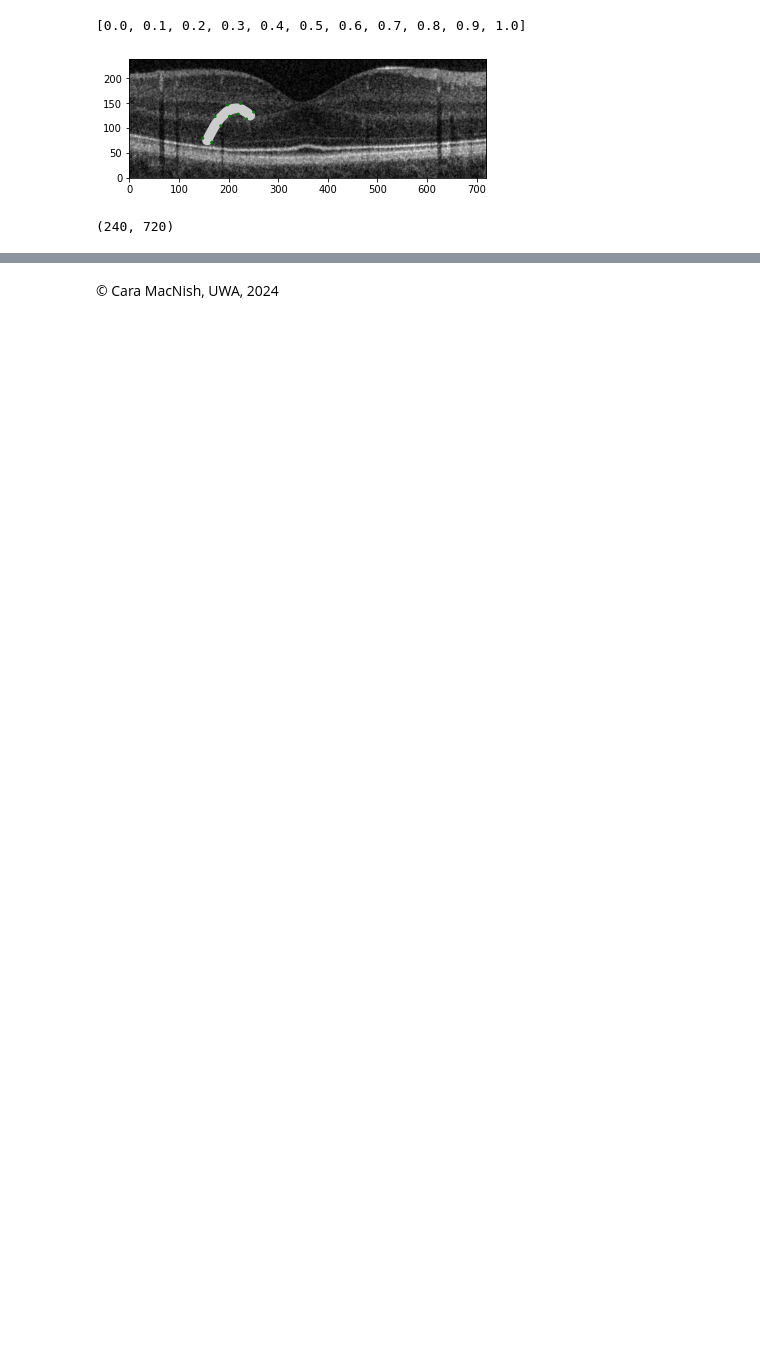
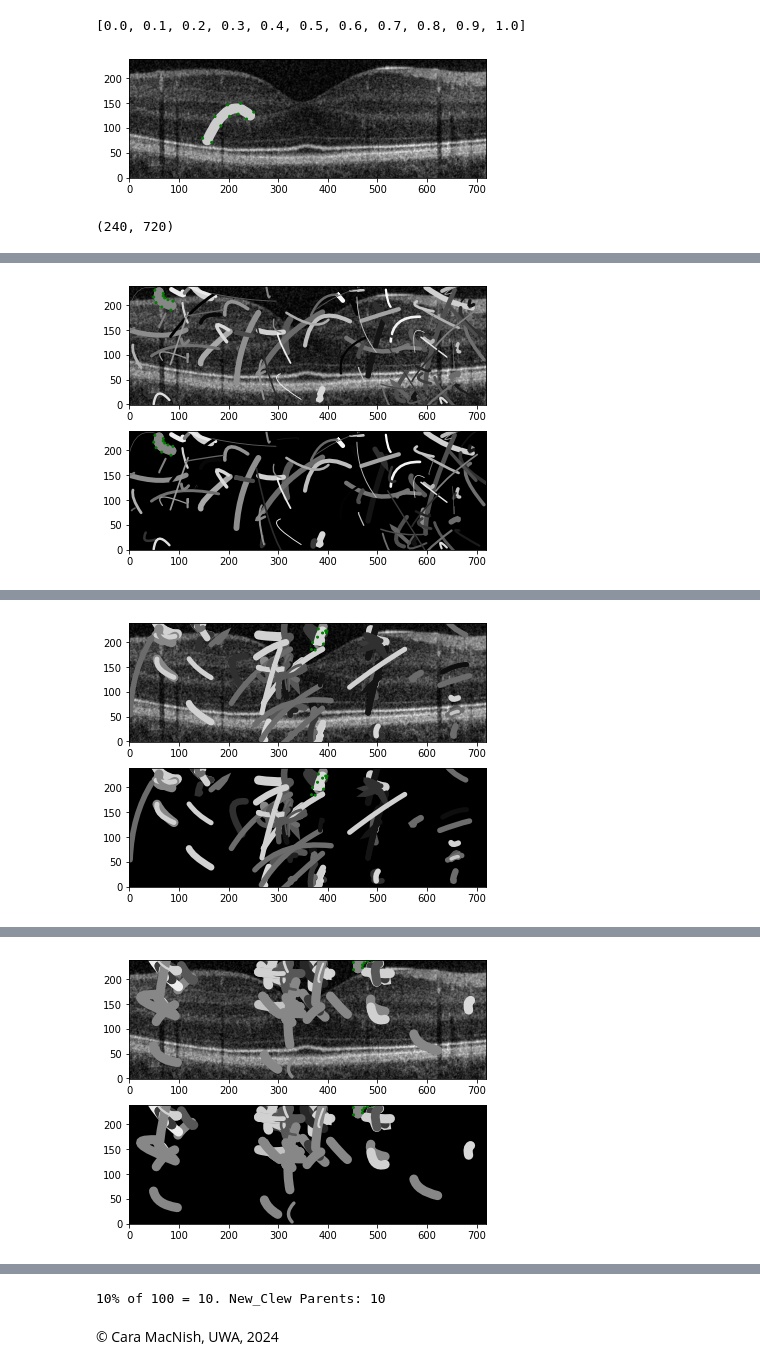
Before and after one commit to evnw/CITS4404-Assignment2, a Jupyter notebook: CamoWorms_GA.ipynb, the cells around one changed output, grey strips where cells are left out. Saved outputs shown, nothing was run; the diff lists cells and outputs as text; code cells hidden in the pictures; blank space fills up the shorter version.

```diff
--- a/CamoWorms_GA.ipynb
+++ b/CamoWorms_GA.ipynb
@@ -9,8 +9,8 @@ image = prep_image(IMAGE_DIR, IMAGE_NAME, MASK)
 
 # Initialise clew of 40 and draw
 
-GENERATIONS = 15
-POPULATION = 1000
+GENERATIONS = 5
+POPULATION = 100
 PERCENT = 10
 
 #clew = initialise_clew(40, image.shape, (40, 30, 1))
@@ -284,5 +381,12 @@ def get_fittest(image, clew: list[Camo_Worm], w_internal: float=1.0, w_group: fl
 # %%
+w_internal=1.0
+w_group=1.0
+w_environment=1.0
 
+
+
+print("--------HYPER_PARAMETERS--------")
+print("GENERATIONS: {}\n POPULATION: {}\n PERCENT: {}\n ".format(GENERATIONS, POPULATION, PERCENT))
 
 
 # hardcode 10 generations
@@ -294,43 +398,63 @@ for gen in range(GENERATIONS):
 
 
     #clew = sorted(clew, key=eval_worm, reverse=True) # this will only work because eval_worm has one argument
-    clew = get_fittest(image, clew)
+    clew, ave_scores, ave_int, ave_gro, ave_env = get_fittest(image, clew)
+
+    print("Returned clew len: {}\nAverage Internal Scores: {}\nAverage Group Scores: {}\nAverage Environ Scores: {}\n".format(
+          len(clew),
+          ave_scores,
+          ave_int,
+          ave_gro,
+          ave_env
+          )
+    )
 
     # clew.sort(key= eval_worm) # this will only work because eval_worm has one argument
     # clew.reverse() # need to reverse because higher numbers get put at bottom
 
     # Test of first 5 values
     print("Test first 5 vals")
+    print("i | Score | Internal | Group | Environment")
     for i in range(5):
         #current_worm = clew[i]
-        current_worm_idx = i
-        score = eval_worm(current_worm_idx, print_results=True)
+        # score = eval_worm(current_worm_idx, print_results=True)
+        scores = get_cost(image, i, clew, w_internal, w_group, w_environment)
+        #print("Worm {}: {}".format(i,scores[0]))
+        print("{i_p} | {score} |   {int}  |  {gro}  | {env} ".format(
+            i_p=i,
+            score=  round(scores[0], 3),
+            int=    round(scores[1], 3),
+            gro=    round(scores[2], 3),
+            env=    round(scores[3], 3)
+        ))
 
-    drawing = Drawing(image)
+    drawing = Double_Drawing(image)
     drawing.add_worms(clew)
 
     best_worm = clew[0]
-    print("Best Worm:")
-    eval_worm(best_worm, print_results=True)
-    #print("    Best environment worm point: x %2d, y %2d" %(best_worm.x, best_worm.y))
-    #print("    Length: %.2f, width %.2f and colour: %.2f" % (best_worm.approx_length(), best_worm.width, best_worm.colour* 255 ))
+    # print("Best Worm:")
+    # #eval_worm(best_worm, print_results=True)
+    # get_cost(image, i, clew, w_internal, w_group, w_environment)
+    # #print("    Best environment worm point: x %2d, y %2d" %(best_worm.x, best_worm.y))
+    # #print("    Length: %.2f, width %.2f and colour: %.2f" % (best_worm.approx_length(), best_worm.width, best_worm.colour* 255 ))
     drawing.add_worms(best_worm) # put it on top
     #drawing.add_dots(best_worm.intermediate_points(5), 2, color="orange")
     drawing.add_dots(best_worm.edge_points(5), 2, color="green")
 
     drawing.show()
 
-    n = 0
-    total = 0
-    #for worm in clew:
-    for worm_idx, worm in enumerate(clew):
-        #score = eval_worm(worm, print_results=True)
-        score = eval_worm(worm_idx)
-        #print(score)
-        n += 1
-        total += score
-    ave=total/n
-    print("Average Score: {}".format(ave))
+    # n = 0
+    # total = 0
+    # #for worm in clew:
+    # for i, worm in enumerate(clew):
+    #     #score = eval_worm(worm, print_results=True)
+    #     #score = eval_worm(worm_idx)
+    #     scores = get_cost(image, i, clew, w_internal, w_group, w_environment)
+    #     #print(score)
+    #     n += 1
+    #     total += score
+    # ave=total/n
+    # print("Average Score: {}".format(ave))
 
 
     # get top 10% to start next generation
@@ -339,6 +463,9 @@ for gen in range(GENERATIONS):
     new_clew = []
     for i in range(ten_perc):
         new_clew.append( clew[i] )
+
+
+    print("{percent}% of {population} = {ten}. New_Clew Parents: {new_clew_len}".format(percent=PERCENT, population=POPULATION, ten=ten_perc, new_clew_len=len(new_clew)))
 
     # use top 10% to generate the rest of the population
     # ------------- TO FIX: CURRENTLY BOTH PARENTS CAN BE SAME ------------------
@@ -362,0 +507 @@ for gen in range(GENERATIONS):
+[figure, added]
@@ -363,0 +522 @@ KeyboardInterrupt:
+[figure, added]
@@ -363,0 +537 @@ KeyboardInterrupt:
+[figure, added]
@@ -364,2 +568,3 @@ KeyboardInterrupt:
+10% of 100 = 10. New_Clew Parents: 10
 # %% [markdown]
 &copy; Cara MacNish, UWA, 2024
```
Also changed, not shown: parts of 6 cells of this notebook, 1 other file.
